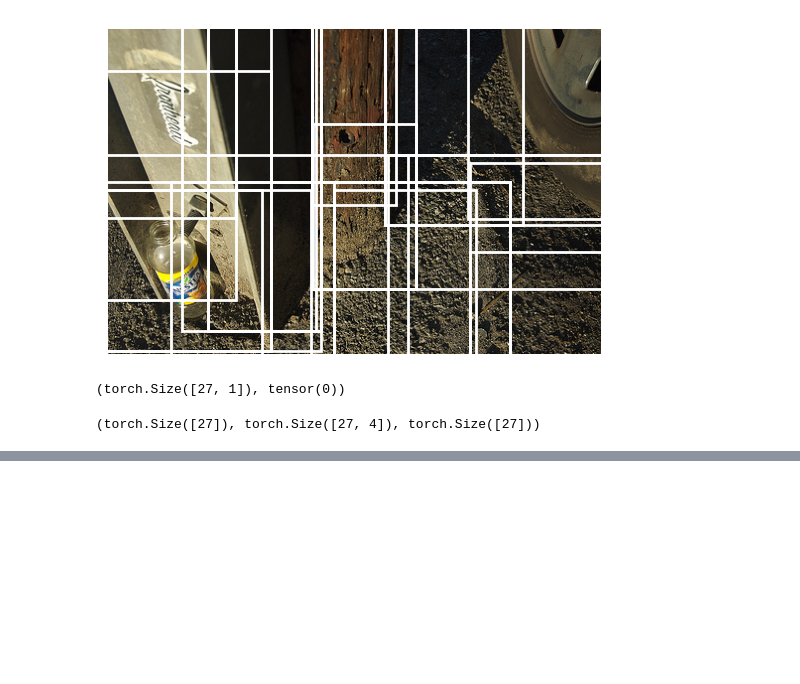
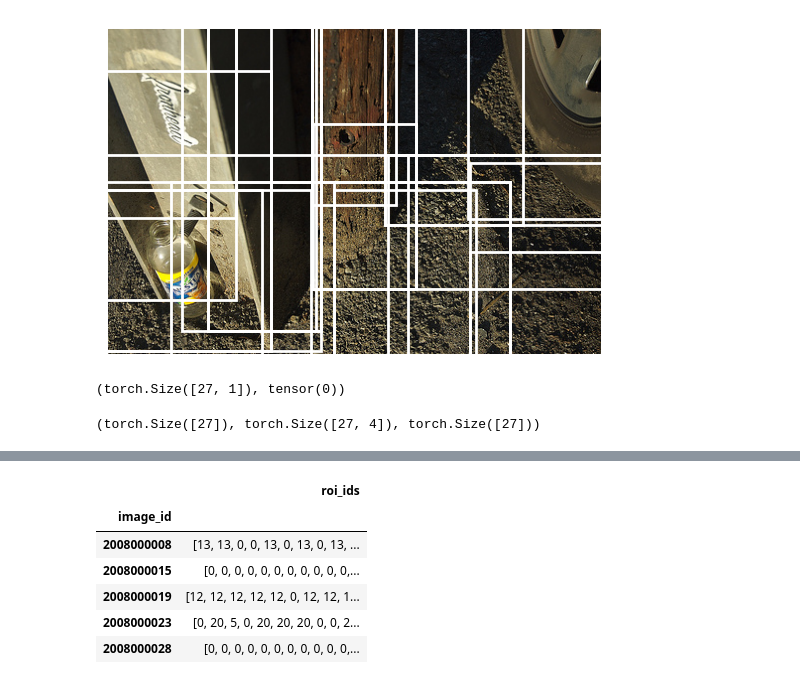
Before and after one commit to utkarsh-1232/Object-Detection, a Jupyter notebook: 02_rois.ipynb, the cells around one changed output, grey strips where cells are left out. Cells and saved outputs as stored; diff of their text form; code cells hidden in the pictures; blank space fills up the shorter version.

```diff
--- a/02_rois.ipynb
+++ b/02_rois.ipynb
@@ -142,0 +169,12 @@ res = df.loc[:50].progress_apply(get_annotated_rois, axis=1, id2img=id2img)
+# %%
+roi_df = pd.DataFrame({'image_id':[row[0].item() for row in res], 'roi_ids':[row[2].tolist() for row in res]})
+roi_df.set_index('image_id', inplace=True)
+roi_df.head()
+# %% [output]
+|  | roi_ids |
+| image_id |  |
+| 2008000008 | [13, 13, 0, 0, 13, 0, 13, 0, 13, ... |
+| 2008000015 | [0, 0, 0, 0, 0, 0, 0, 0, 0, 0, 0,... |
+| 2008000019 | [12, 12, 12, 12, 12, 0, 12, 12, 1... |
+| 2008000023 | [0, 20, 5, 0, 20, 20, 20, 0, 0, 2... |
+| 2008000028 | [0, 0, 0, 0, 0, 0, 0, 0, 0, 0, 0,... |
```
Also changed, not shown: parts of 14 cells of this notebook, 1 other file.
